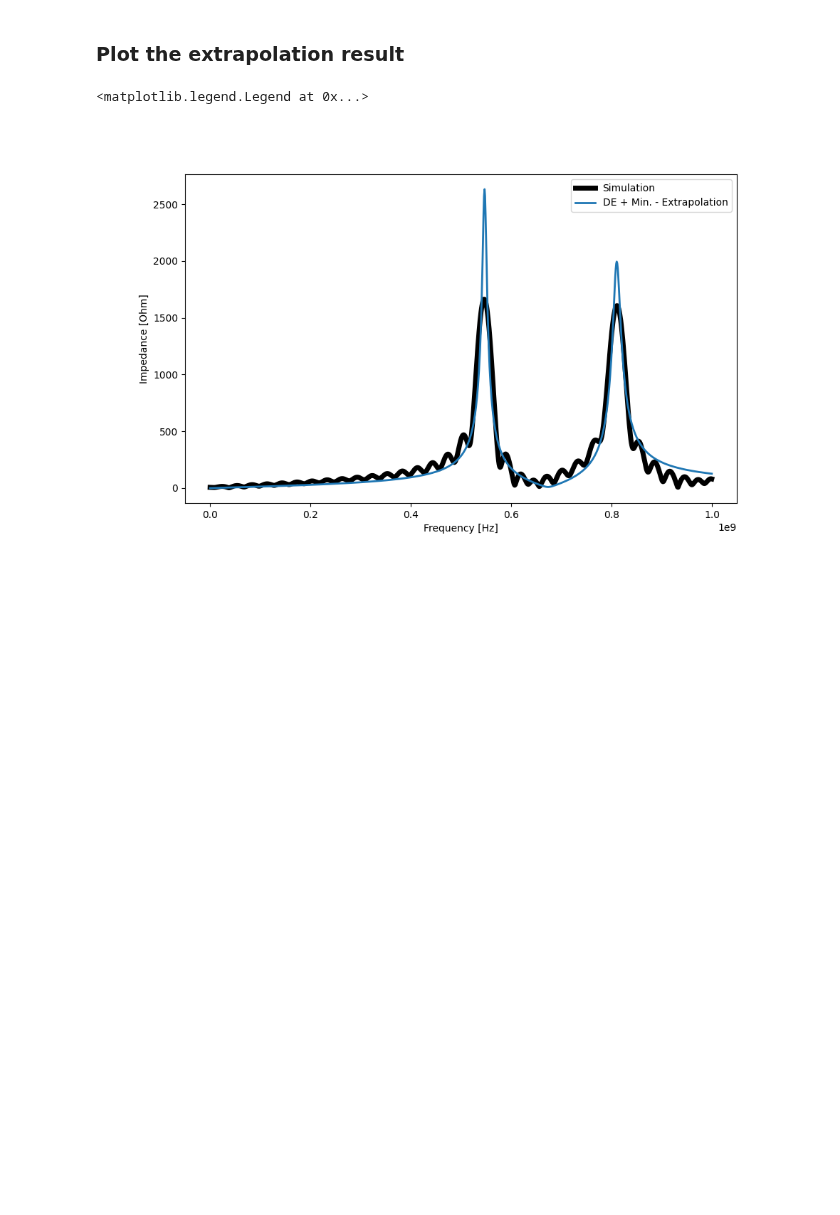
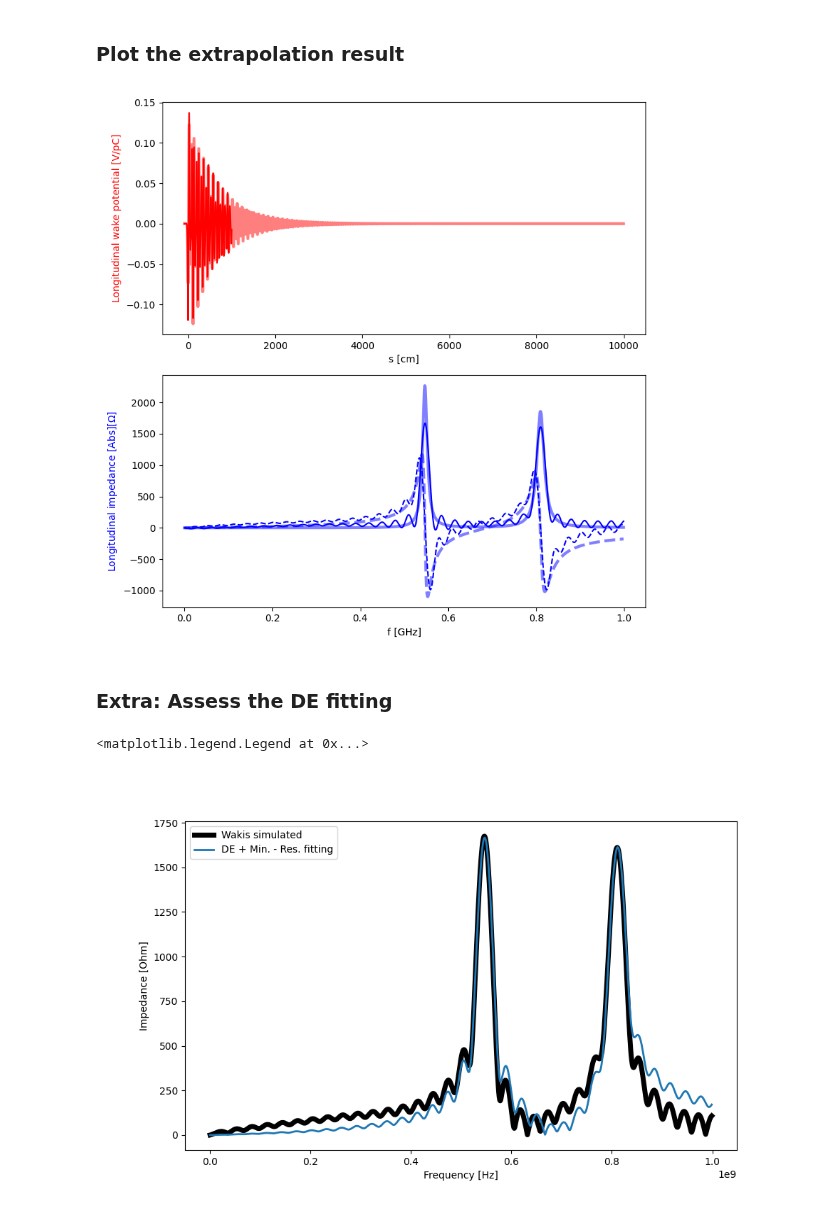
Before and after one commit to ImpedanCEI/wakis, a Jupyter notebook: notebooks/004_Wakefield_simulation_and_extrapolation.ipynb, the cells around one changed output. Drawn from its saved outputs; the diff is of its cells as text; code cells hidden in the pictures; blank space fills up the shorter version.

```diff
--- a/notebooks/004_Wakefield_simulation_and_extrapolation.ipynb
+++ b/notebooks/004_Wakefield_simulation_and_extrapolation.ipynb
@@ -212,14 +162,40 @@ plt.legend()
 # %% [markdown]
 ### Plot the extrapolation result
+# %%
+from scipy.constants import c as c_light
+s, wake_potential = wake.get_extrapolated_wake(wakelength=100, sigma=sigmaz/c_light, use_minimization=True)
+t, wake_function = wake.get_extrapolated_wake_function(wakelength=100, use_minimization=True)
+f, impedance = wake.get_extrapolated_impedance(wakelength=100, use_minimization=True)
+# %%
+
+fig, ax = plt.subplots(2,1, figsize=[8,8], dpi=100)
+ax[0].plot(wake.s*1e2, wake.WP, c='r', lw=1.5, label='Wakis')
+ax[0].plot(s*1e2, wake_potential, c='r', lw=3, alpha=0.5, label='Wakis DE extrapolation')
+ax[0].set_xlabel('s [cm]')
+ax[0].set_ylabel('Longitudinal wake potential [V/pC]', color='r')
+
+ax[1].plot(wake.f*1e-9, np.real(wake.Z), c='b', lw=1.5, label='Wakis - Re')
+ax[1].plot(wake.f*1e-9, np.imag(wake.Z), c='b', lw=1.5, ls='--', label='Wakis - Imag')
+
+ax[1].plot(f*1e-9, np.real(impedance), c='b', lw=3, alpha=0.5, label='Wakis DE - Re')
+ax[1].plot(f*1e-9, np.imag(impedance), c='b', lw=3, ls='--', alpha=0.5, label='Wakis DE - Imag')
+ax[1].set_xlabel('f [GHz]')
+ax[1].set_ylabel('Longitudinal impedance [Abs][$\Omega$]', color='b')
+
+fig.tight_layout()
+# %% [output]
+[figure, added]
+# %% [markdown]
+### Extra: Assess the DE fitting
 # %%
 plt.figure(figsize=(10, 6))
-result_DE_MIN = np.abs(iddefix.Impedances.n_Resonator_longitudinal_imp(wake.f, DE_model.evolutionParameters))
+DEfitted_wake = np.abs(wake.DE_model.get_impedance_from_fitFunction(wake.f, use_minimization=True))
 
-plt.plot(wake.f, np.abs(wake.Z), lw=5, label='Simulation', color='black')
-plt.plot(wake.f, result_DE_MIN,  lw=2, label='DE + Min. - Extrapolation')
+plt.plot(wake.f, np.abs(wake.Z), lw=5, label='Wakis simulated', color='black')
+plt.plot(wake.f, np.abs(DEfitted_wake),  lw=2, label='DE + Min. - Res. fitting')
 plt.xlabel('Frequency [Hz]')
 plt.ylabel('Impedance [Ohm]')
 plt.legend()
 # %% [output]
 <matplotlib.legend.Legend at 0x...>
-[figure, old version]
+[figure, new version]
```
Also changed, not shown: parts of 19 cells of this notebook.
